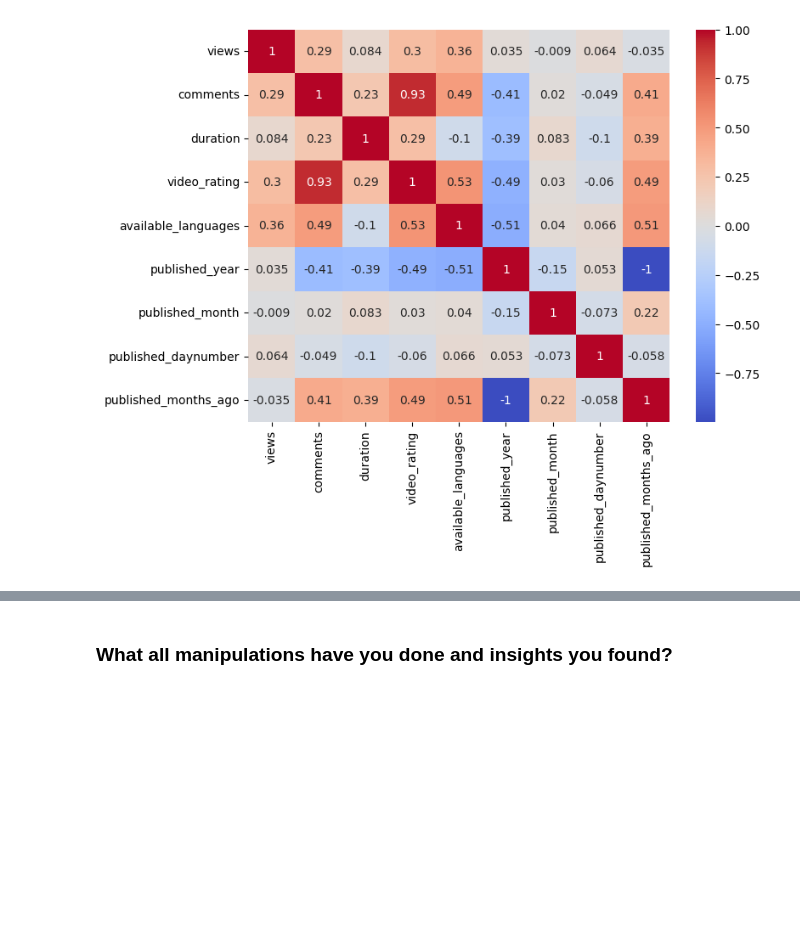
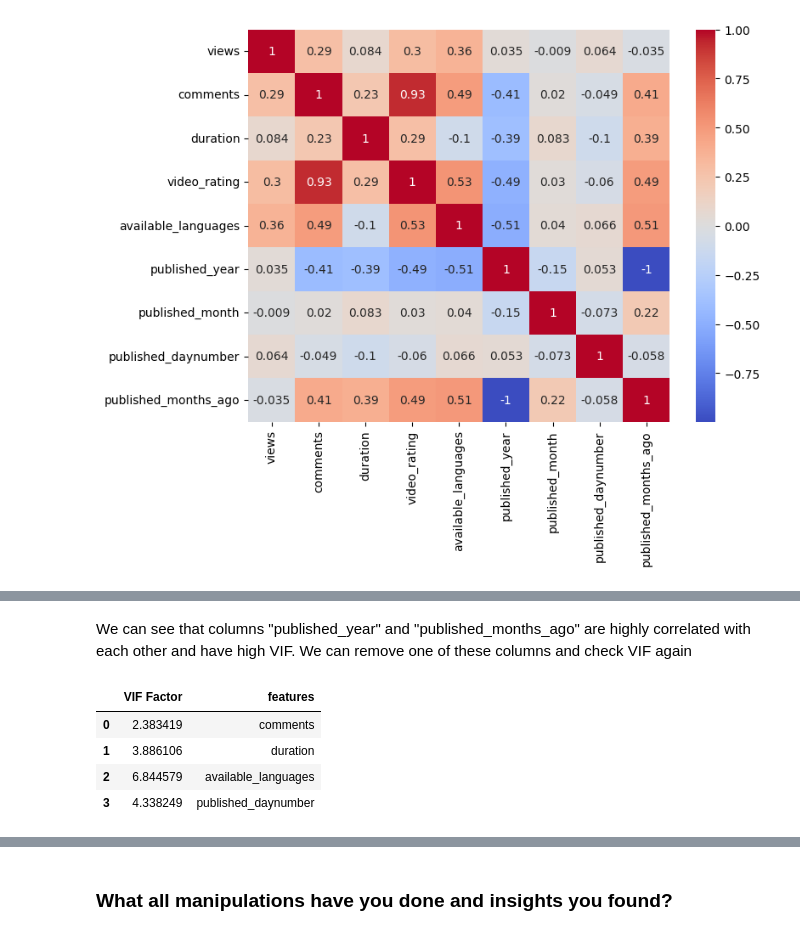
Before and after one commit to Aman811630/TED-talks-views-Prediction--ML-project, a Jupyter notebook: Aman_Singh_ML_project_on_TED_talks_views_prediction_.ipynb, the cells around one changed output, grey strips where cells are left out. Saved outputs shown, nothing was run; the diff lists cells and outputs as text; code cells hidden in the pictures; blank space fills up the shorter version.

```diff
--- a/Aman_Singh_ML_project_on_TED_talks_views_prediction_.ipynb
+++ b/Aman_Singh_ML_project_on_TED_talks_views_prediction_.ipynb
@@ -1134,0 +1154,26 @@ sns.heatmap(abs(correlation), annot=True, cmap='coolwarm')
+# %% [markdown]
+We can see that columns "published_year" and "published_months_ago" are highly correlated with each other and have high VIF. We can remove one of these columns and check VIF again
+# %%
+
+# Step 1: drop published_months_ago , published_month , published_year , video_rating columns
+
+df.drop(['published_year','published_month', 'published_months_ago','video_rating'], axis=1, inplace=True)
+
+
+# Step 2: calculate VIF
+
+numeric_cols = df.select_dtypes(include=['int64', 'int32', 'float32', 'float64']).drop(['views'], axis=1)
+vif = pd.DataFrame()
+vif["VIF Factor"] = [variance_inflation_factor(numeric_cols.values, i) for i in range(numeric_cols.shape[1])]
+vif["features"] = numeric_cols.columns
+
+
+# print the results
+
+vif
+# %% [output]
+|  | VIF Factor | features |
+| 0 | 2.383419 | comments |
+| 1 | 3.886106 | duration |
+| 2 | 6.844579 | available_languages |
+| 3 | 4.338249 | published_daynumber |
```
Also changed, not shown: parts of 18 cells of this notebook.
